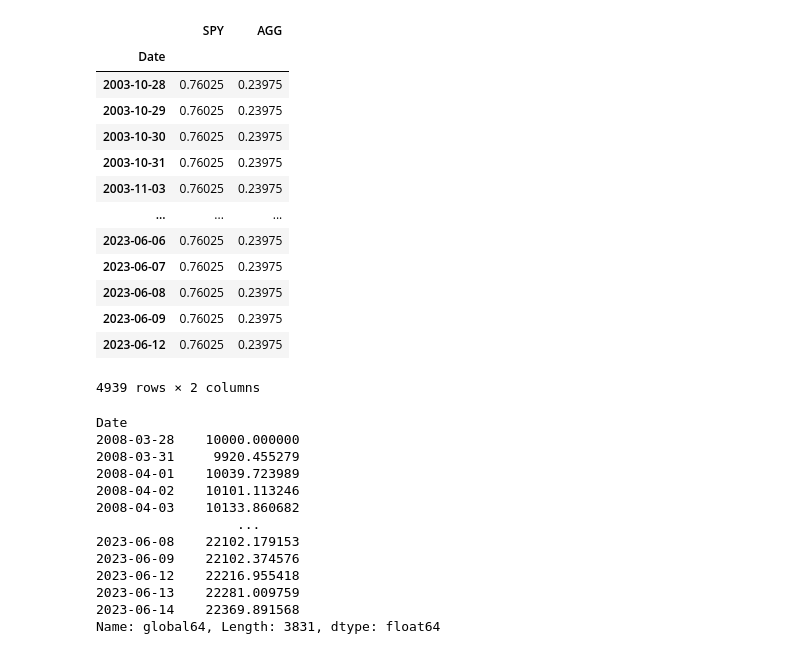
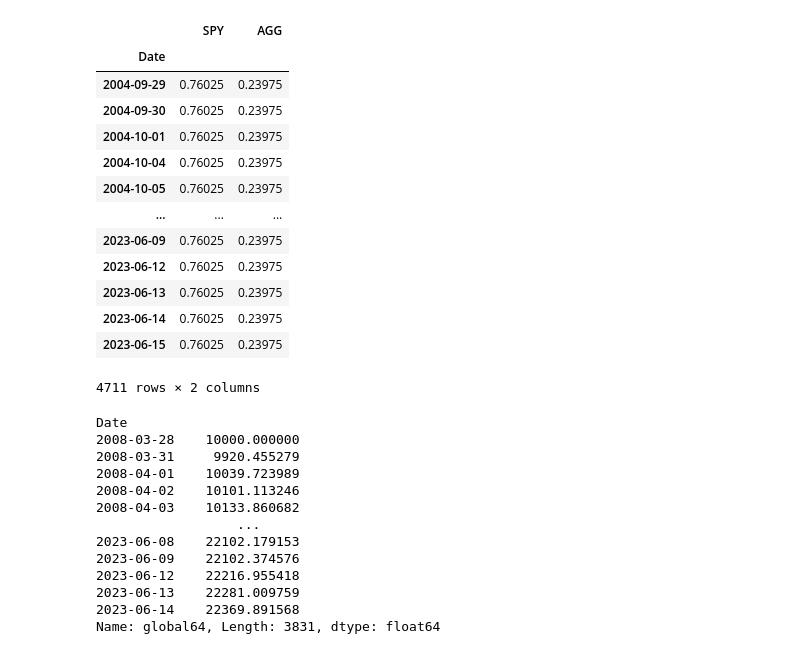
Before and after one commit to HTF1125/RobertLab, a Jupyter notebook: test.ipynb, the cells around one changed output. Cells and saved outputs as stored; diff of their text form; code cells hidden in the pictures.

```diff
--- a/test.ipynb
+++ b/test.ipynb
@@ -68,24 +7,26 @@ forward_returns
 # %%
 from pkg.src.core import factors
 
-factors.multi.MultiFactors(
-    tickers="SPY, AGG", factor_list=["PriceMomentum1M"]
-).standard_percentile
+
+f = factors.MultiFactors(tickers="SPY, AGG", factors=[factors.PriceMomentum12M])
+
+
+f.standard_percentile
 # %% [output]
 |  | SPY | AGG |
 | Date |  |  |
-| 2003-10-28 | 0.76025 | 0.23975 |
-| 2003-10-29 | 0.76025 | 0.23975 |
-| 2003-10-30 | 0.76025 | 0.23975 |
-| 2003-10-31 | 0.76025 | 0.23975 |
-| 2003-11-03 | 0.76025 | 0.23975 |
+| 2004-09-29 | 0.76025 | 0.23975 |
+| 2004-09-30 | 0.76025 | 0.23975 |
+| 2004-10-01 | 0.76025 | 0.23975 |
+| 2004-10-04 | 0.76025 | 0.23975 |
+| 2004-10-05 | 0.76025 | 0.23975 |
 | ... | ... | ... |
-| 2023-06-06 | 0.76025 | 0.23975 |
-| 2023-06-07 | 0.76025 | 0.23975 |
-| 2023-06-08 | 0.76025 | 0.23975 |
 | 2023-06-09 | 0.76025 | 0.23975 |
 | 2023-06-12 | 0.76025 | 0.23975 |
+| 2023-06-13 | 0.76025 | 0.23975 |
+| 2023-06-14 | 0.76025 | 0.23975 |
+| 2023-06-15 | 0.76025 | 0.23975 |
-4939 rows × 2 columns
+4711 rows × 2 columns
 # %%
 """ROBERT"""
 from typing import Optional
```
Also changed, not shown: parts of 3 cells of this notebook, 9 other files.
